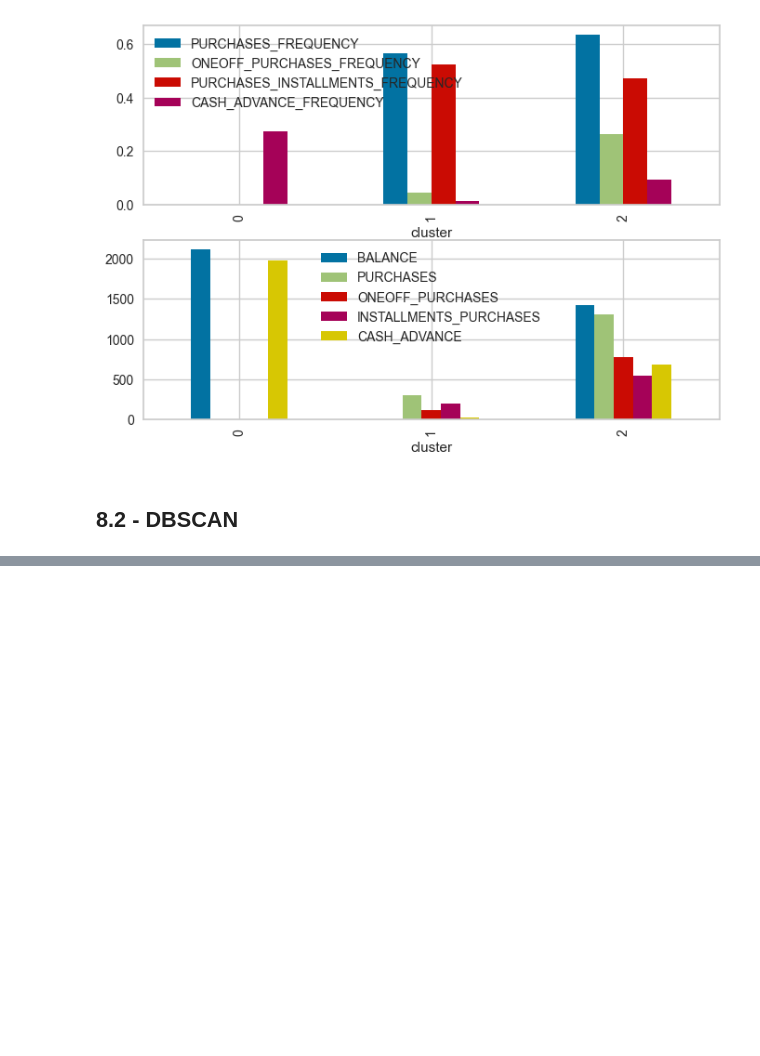
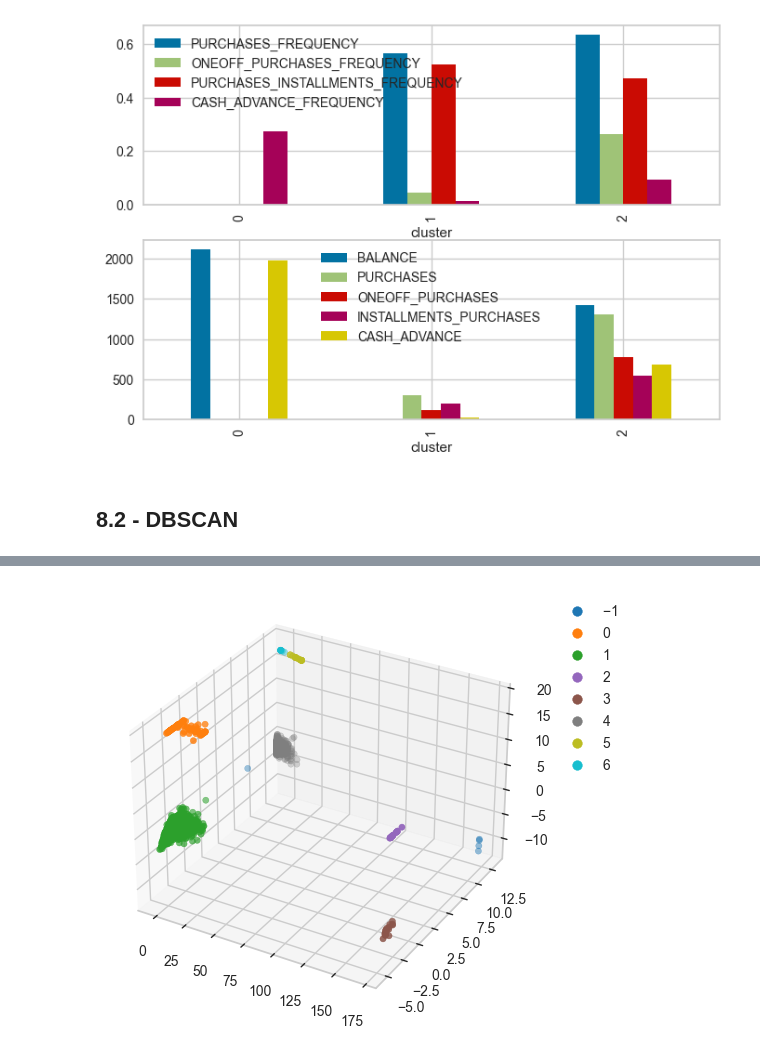
Before and after one commit to jasonrichdarmawan/p1-g4, a Jupyter notebook: h8dsft_P1G4_jason_rich_darmawan_onggo_putra.ipynb, the cells around one changed output, grey strips where cells are left out. Saved outputs shown, nothing was run; the diff lists cells and outputs as text; code cells hidden in the pictures; blank space fills up the shorter version.

```diff
--- a/h8dsft_P1G4_jason_rich_darmawan_onggo_putra.ipynb
+++ b/h8dsft_P1G4_jason_rich_darmawan_onggo_putra.ipynb
@@ -837,0 +863,25 @@ isolate()
+# %%
+def plot_scatter3d(x, y, z, labels):
+    fig = plt.figure()
+    ax = fig.add_subplot(projection='3d')
+
+    cmap = ListedColormap(sns.color_palette("tab10").as_hex())
+
+    sc = ax.scatter(xs=x, ys=y, zs=z, c=labels, cmap=cmap)
+
+    plt.legend(*sc.legend_elements(), bbox_to_anchor=(1.05, 1), loc=2)
+# %%
+# 3D scatter without plotly
+# reference: https://stackoverflow.com/questions/52285104/3d-scatterplots-in-python-with-hue-colormap-and-legend
+def isolate():
+    X_train_final = preprocessor.fit_transform(X=X_train)
+
+    dbscan = dbscan_list[7]
+
+    x, y, z = X_train_final.T
+
+    plot_scatter3d(x=x, y=y, z=z, labels=dbscan.labels_)
+
+isolate()
+# %% [output]
+[figure, added]
```
Also changed, not shown: parts of 15 cells of this notebook.
